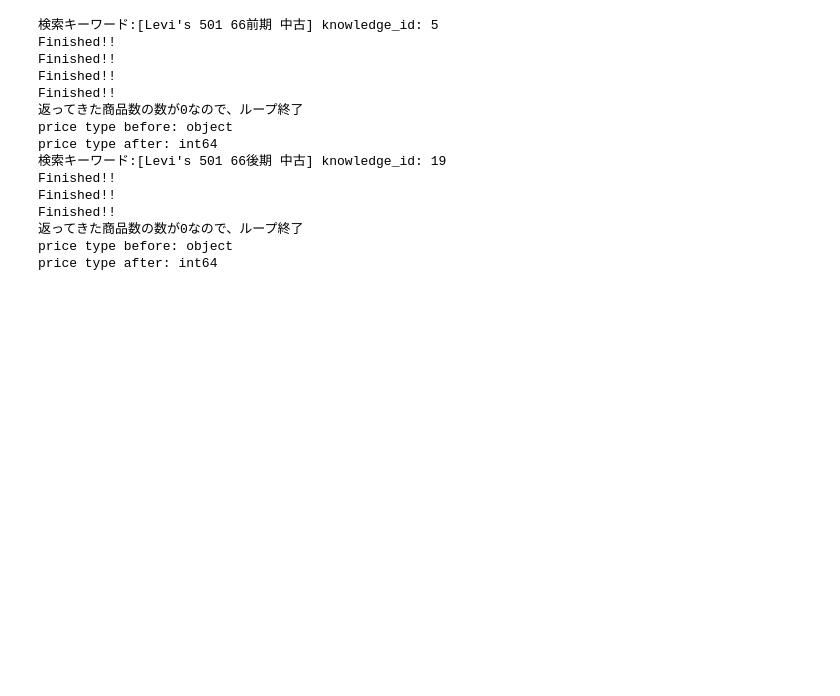
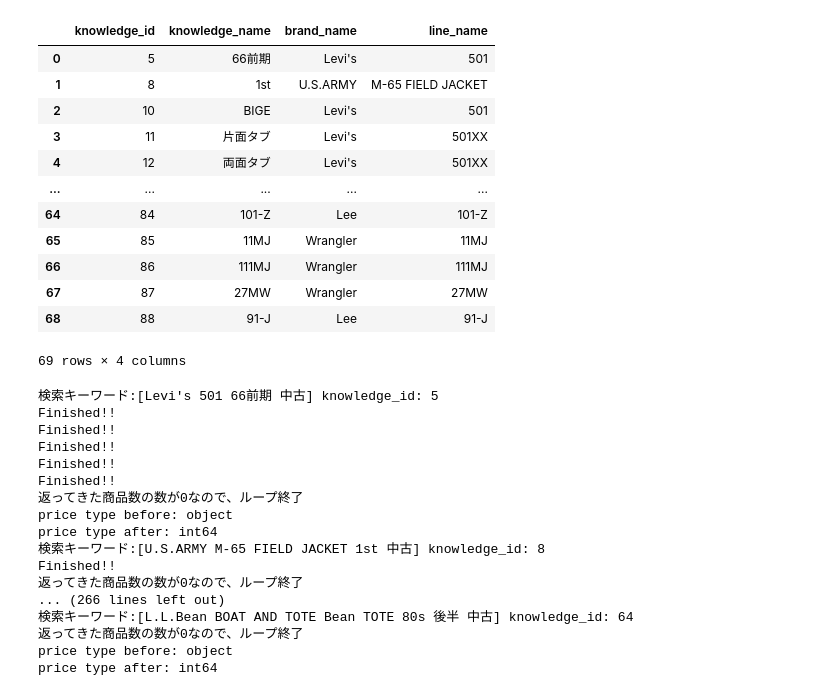
Before and after one commit to atsushimemet/vook_db_v7, a Jupyter notebook: notebook/rakuten_api_call_bluk_from_table.ipynb, the cells around one changed output. Drawn from its saved outputs; the diff is of its cells as text; code cells hidden in the pictures; blank space fills up the shorter version.

```diff
--- a/notebook/rakuten_api_call_bluk_from_table.ipynb
+++ b/notebook/rakuten_api_call_bluk_from_table.ipynb
@@ -162,0 +145,4 @@ data
+# %%
+#対応表を読み出し
+errata_table = pd.read_csv("../data/input/query_ng_ok.csv")
+errata_table
@@ -162,0 +152,13 @@ data
+# %%
+#エラーワードに対して対応表をもとにレスポンスする関数
+def convertor(input_string,errata_table):
+    # 特定のワードが DataFrame に含まれているかどうかを確認し、行番号を表示
+    row_indices = errata_table.index[errata_table.apply(lambda row: input_string in row.values, axis=1)].tolist()
+    if row_indices:
+        output = errata_table['corrected'][row_indices[0]]
+        print(f'{input_string}を{output}に変換します')
+        return output
+
+    else:
+        print(f'{input_string}は対応表に存在しません。')
+        return input_string
@@ -162,0 +189,17 @@ data
+# %%
+#対象のワードリスト作成
+words_brand_name = df_from_db["brand_name"].values
+words_knowledge_name = df_from_db["knowledge_name"].values
+words_line_name = df_from_db["line_name"].values
+
+for row in np.arange(len(words_brand_name)):
+    word = words_brand_name[row]
+    words_brand_name[row] = validate_input(word)
+
+for row in np.arange(len(words_knowledge_name)):
+    word = words_knowledge_name[row]
+    words_knowledge_name[row] = validate_input(word)
+
+for row in np.arange(len(words_line_name)):
+    word = words_line_name[row]
+    words_line_name[row] = validate_input(word)
@@ -163,4 +215,32 @@ data
+# %%
+#修正版のテーブルを作成
+df_from_db_corrected = pd.DataFrame(columns=df_from_db.columns)
+df_from_db_corrected['knowledge_id'] = df_from_db['knowledge_id'].values
+df_from_db_corrected['knowledge_name'] = words_knowledge_name
+df_from_db_corrected['brand_name'] = words_brand_name
+df_from_db_corrected['line_name'] = words_line_name
+df_from_db_corrected
+# %% [output]
+|  | knowledge_id | knowledge_name | brand_name | line_name |
+| 0 | 5 | 66前期 | Levi's | 501 |
+| 1 | 8 | 1st | U.S.ARMY | M-65 FIELD JACKET |
+| 2 | 10 | BIGE | Levi's | 501 |
+| 3 | 11 | 片面タブ | Levi's | 501XX |
+| 4 | 12 | 両面タブ | Levi's | 501XX |
+| ... | ... | ... | ... | ... |
+| 64 | 84 | 101-Z | Lee | 101-Z |
+| 65 | 85 | 11MJ | Wrangler | 11MJ |
+| 66 | 86 | 111MJ | Wrangler | 111MJ |
+| 67 | 87 | 27MW | Wrangler | 27MW |
+| 68 | 88 | 91-J | Lee | 91-J |
+69 rows × 4 columns
 # %%
+platform_id = 1 #楽天
+size_id = 999
+sleep_second = 1
+
+data = df_from_db_corrected
+
 n_bulk = len(data)
 n_bulk
 
@@ -171,12 +251,17 @@ for n in np.arange(n_bulk):
     line_name = data.line_name[n]
     knowledge_name = data.knowledge_name[n]
     query = f"{brand_name} {line_name} {knowledge_name} 中古"
+    #query validatorが欲しい　半角1文字をなくす
+
     knowledge_id = data.knowledge_id[n]
     print("検索キーワード:[" + query + "]", "knowledge_id:", knowledge_id)
     output = DataFrame_maker(query, platform_id, knowledge_id, size_id)
     df_bulk = pd.concat([df_bulk, output], ignore_index=True)
+    sleep(sleep_second)
+    #429エラー防止のためのタイムストップ
 # %% [output]
 検索キーワード:[Levi's 501 66前期 中古] knowledge_id: 5
+Finished!!
 Finished!!
 Finished!!
 Finished!!
@@ -184,10 +269,11 @@ Finished!!
 返ってきた商品数の数が0なので、ループ終了
 price type before: object
 price type after: int64
-検索キーワード:[Levi's 501 66後期 中古] knowledge_id: 19
+検索キーワード:[U.S.ARMY M-65 FIELD JACKET 1st 中古] knowledge_id: 8
 Finished!!
-Finished!!
-Finished!!
+返ってきた商品数の数が0なので、ループ終了
+... (266 lines left out)
+検索キーワード:[L.L.Bean BOAT AND TOTE Bean TOTE 80s 後半 中古] knowledge_id: 64
 返ってきた商品数の数が0なので、ループ終了
 price type before: object
 price type after: int64
```
Also changed, not shown: parts of 14 cells of this notebook.
